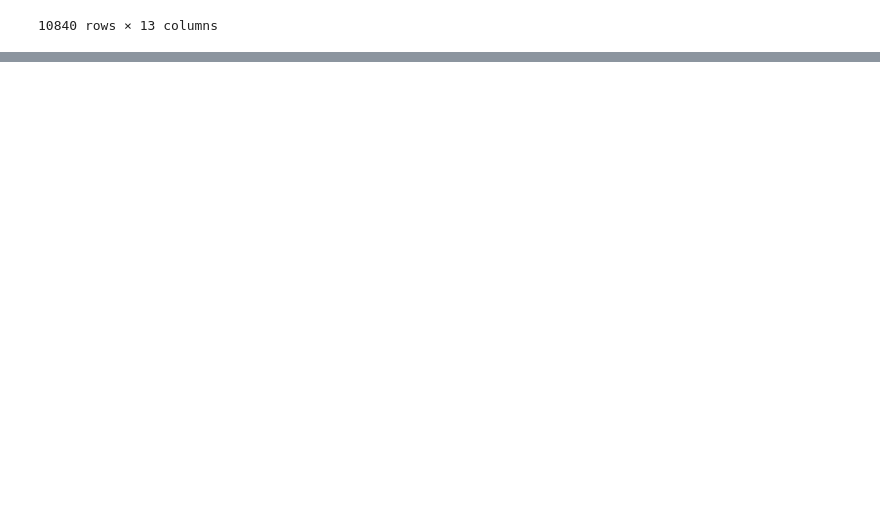
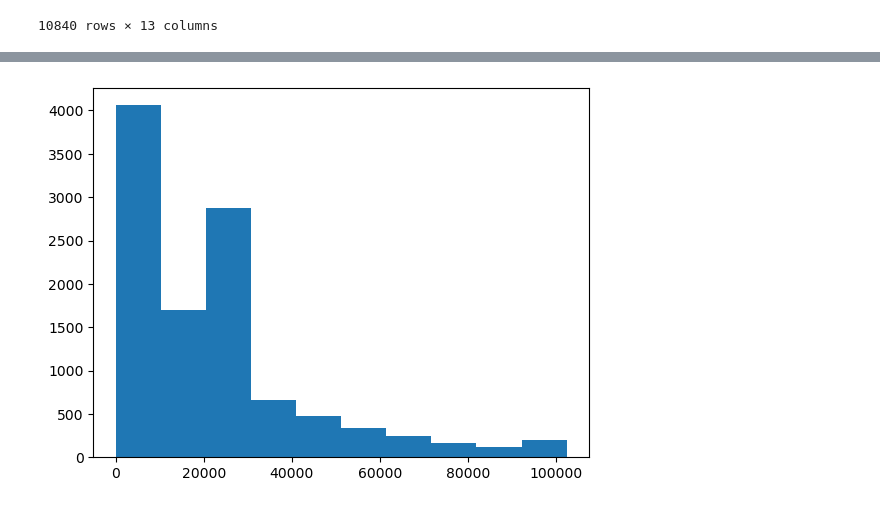
Before and after one commit to CompileNetwork33/python_notes, a Jupyter notebook: dataset3.ipynb, the cells around one changed output, grey strips where cells are left out. Drawn from its saved outputs; the diff is of its cells as text; code cells hidden in the pictures; blank space fills up the shorter version.

```diff
--- a/dataset3.ipynb
+++ b/dataset3.ipynb
@@ -110,0 +360,5 @@ df
+# %%
+plt.hist(df["Size"])
+plt.show()
+# %% [output]
+[figure, added]
```
Also changed, not shown: parts of 27 cells of this notebook, 4 other files.
